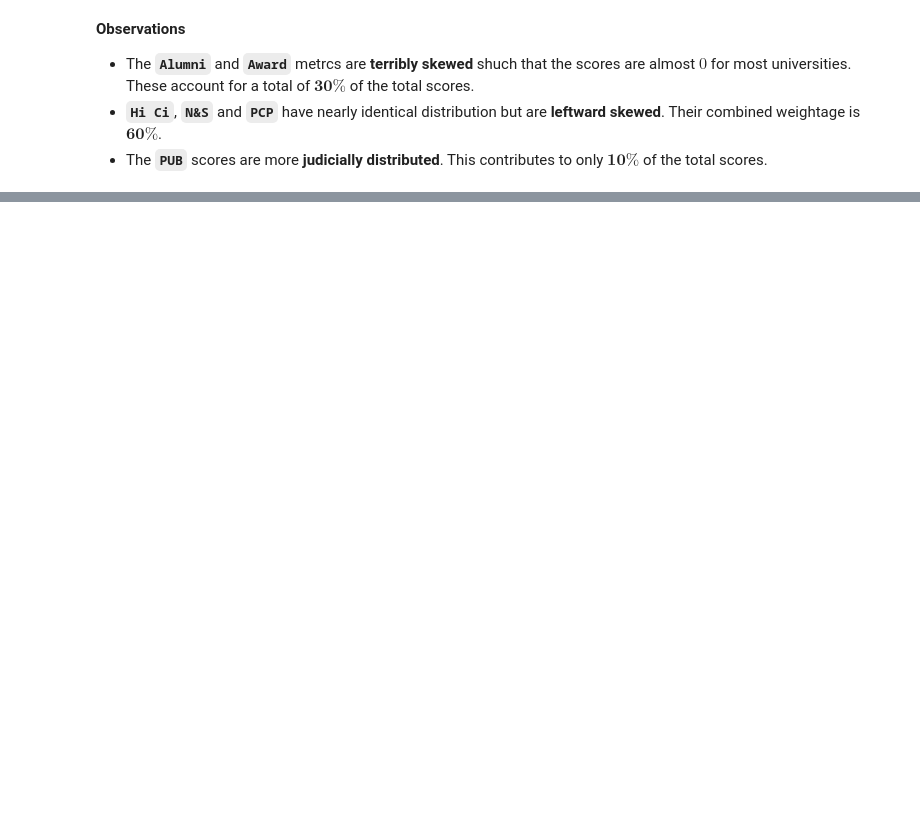
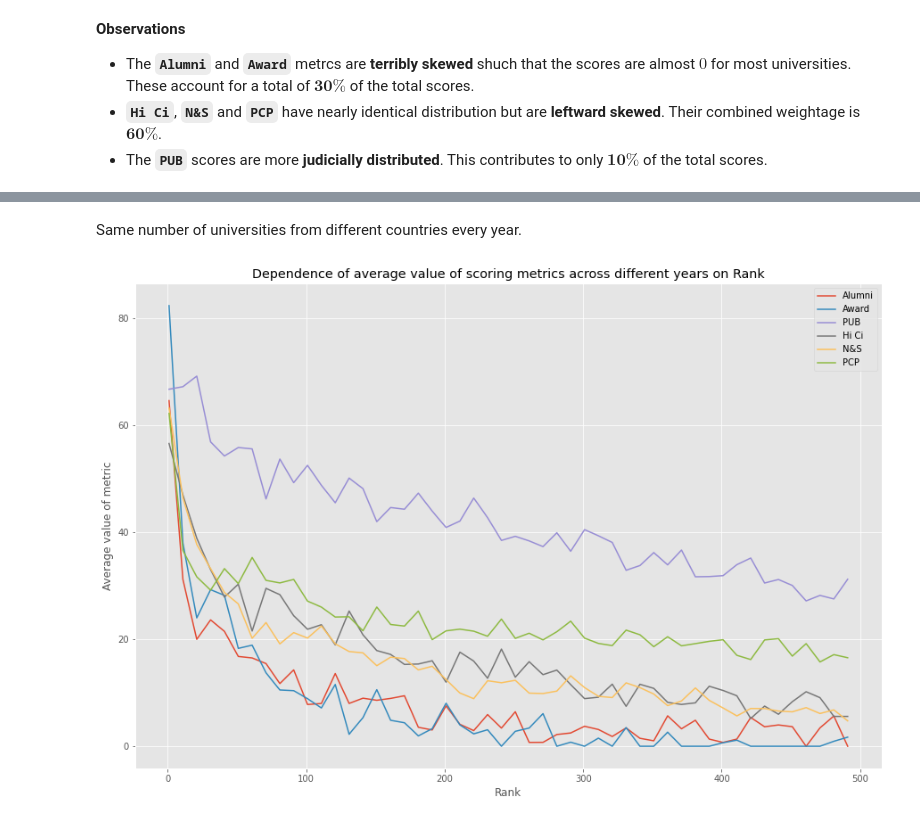
Before and after one commit to kalp121212/DS203_Project, a Jupyter notebook: Shanghai_EDA.ipynb, the cells around one changed output, grey strips where cells are left out. Saved outputs shown, nothing was run; the diff lists cells and outputs as text; code cells hidden in the pictures; blank space fills up the shorter version.

```diff
--- a/Shanghai_EDA.ipynb
+++ b/Shanghai_EDA.ipynb
@@ -228,0 +217,9 @@ df
+# %%
+entropy = []
+for i in range(min_year,max_year+1):
+  counts = np.array(list(df[year]['Country'].value_counts()))
+  counts = counts/np.sum(counts)
+  entropy += [-np.sum(counts*np.log(counts))]
+
+table = [[year, entropy[year-min_year], max(df[year]['World rank']), len(df[year])] for year in range(min_year,max_year+1)]
+print(tabulate(table, headers = ['Year', 'Entropy', 'Maximum Rank', '# Rows']))
@@ -228,0 +243,27 @@ df
+# %% [markdown]
+Same number of universities from different countries every year.
+# %%
+for metric in score_metrics:
+  scores = []
+  ranks = list(range(1,500,10))
+  diff = 10
+  for rank in ranks:
+    score = 0
+    num_scores = 0
+    for i in range(min_year,max_year+1):
+      score += sum(df[year][np.logical_and(rank <= np.array(df[year]['World rank']), np.array(df[year]['World rank']) <rank+ diff)][metric])
+      num_scores += len(df[year][np.logical_and(rank <= np.array(df[year]['World rank']), np.array(df[year]['World rank']) <rank+ diff)])
+    if num_scores != 0:
+      avg_score = score/num_scores
+    else:
+      avg_score = 0
+    scores += [avg_score]
+  plt.plot(ranks, scores, label = metric)
+
+plt.xlabel('Rank')
+plt.ylabel('Average value of metric')
+plt.title('Dependence of average value of scoring metrics across different years on Rank')
+plt.legend()
+pass
+# %% [output]
+[figure, added]
```
Also changed, not shown: parts of 19 cells of this notebook.
